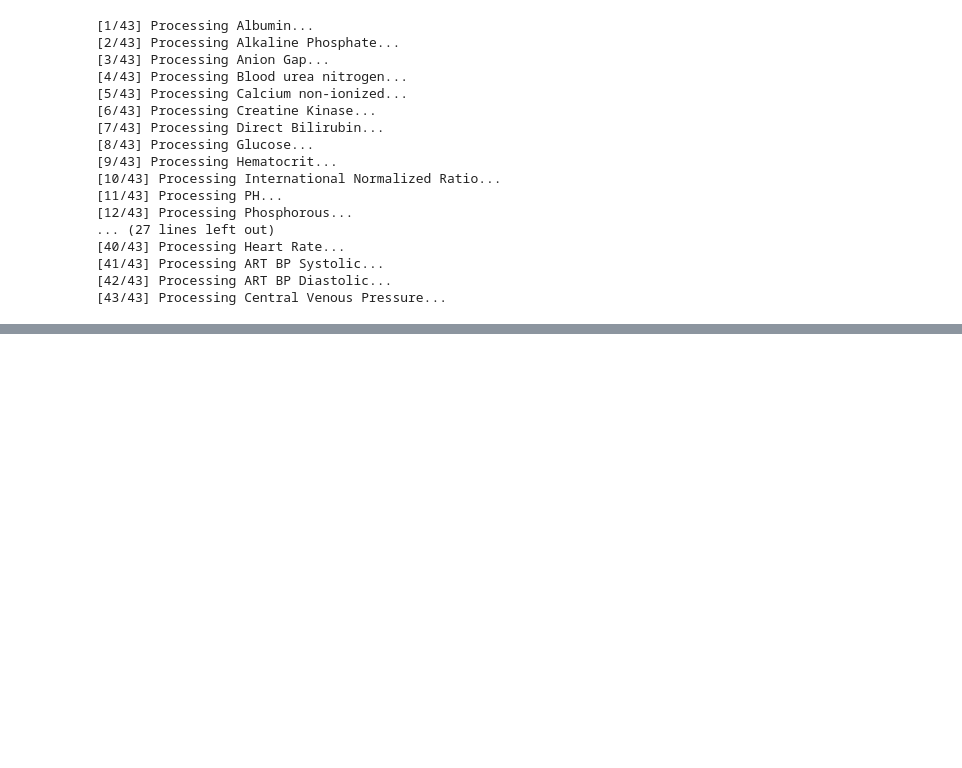
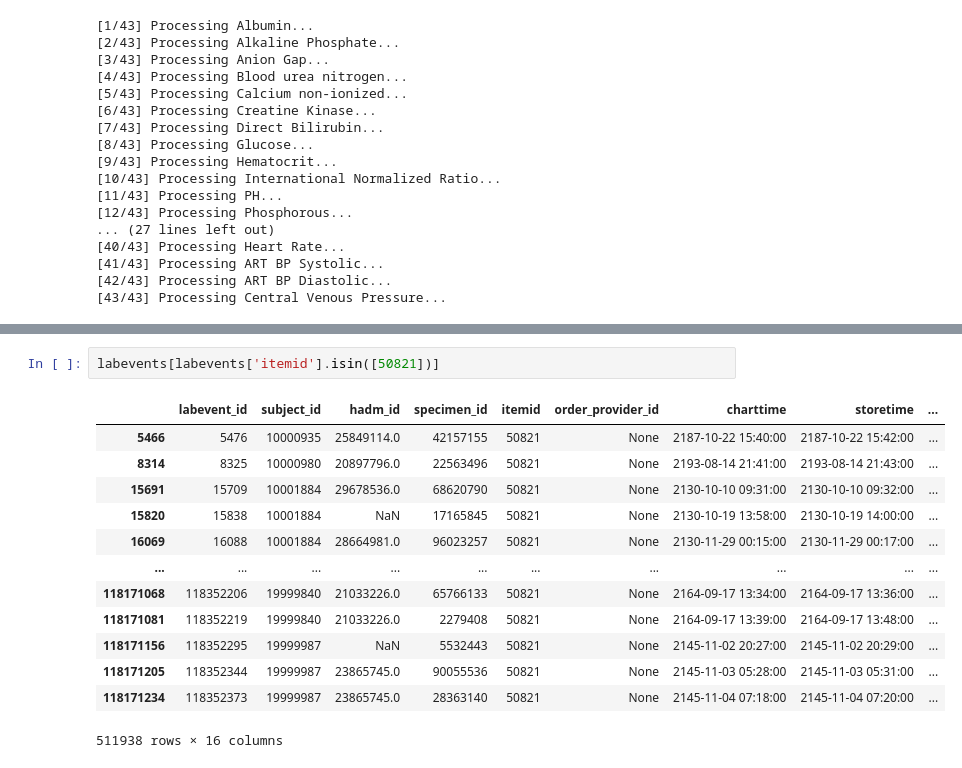
Before and after one commit to cyp-ark/RL-AIAKI, a Jupyter notebook: code/2_.ipynb, the cells around one changed output, grey strips where cells are left out. Saved outputs shown, nothing was run; the diff lists cells and outputs as text; blank space fills up the shorter version.

```diff
--- a/code/2_.ipynb
+++ b/code/2_.ipynb
@@ -200,0 +219,16 @@ for i,idx in tqdm(enumerate(labvalues.abbreviation)):
+# %%
+labevents[labevents['itemid'].isin([50821])]
+# %% [output]
+|  | labevent_id | subject_id | hadm_id | specimen_id | itemid | order_provider_id | charttime | storetime | ... |
+| 5466 | 5476 | 10000935 | 25849114.0 | 42157155 | 50821 | None | 2187-10-22 15:40:00 | 2187-10-22 15:42:00 | ... |
+| 8314 | 8325 | 10000980 | 20897796.0 | 22563496 | 50821 | None | 2193-08-14 21:41:00 | 2193-08-14 21:43:00 | ... |
+| 15691 | 15709 | 10001884 | 29678536.0 | 68620790 | 50821 | None | 2130-10-10 09:31:00 | 2130-10-10 09:32:00 | ... |
+| 15820 | 15838 | 10001884 | NaN | 17165845 | 50821 | None | 2130-10-19 13:58:00 | 2130-10-19 14:00:00 | ... |
+| 16069 | 16088 | 10001884 | 28664981.0 | 96023257 | 50821 | None | 2130-11-29 00:15:00 | 2130-11-29 00:17:00 | ... |
+| ... | ... | ... | ... | ... | ... | ... | ... | ... | ... |
+| 118171068 | 118352206 | 19999840 | 21033226.0 | 65766133 | 50821 | None | 2164-09-17 13:34:00 | 2164-09-17 13:36:00 | ... |
+| 118171081 | 118352219 | 19999840 | 21033226.0 | 2279408 | 50821 | None | 2164-09-17 13:39:00 | 2164-09-17 13:48:00 | ... |
+| 118171156 | 118352295 | 19999987 | NaN | 5532443 | 50821 | None | 2145-11-02 20:27:00 | 2145-11-02 20:29:00 | ... |
+| 118171205 | 118352344 | 19999987 | 23865745.0 | 90055536 | 50821 | None | 2145-11-03 05:28:00 | 2145-11-03 05:31:00 | ... |
+| 118171234 | 118352373 | 19999987 | 23865745.0 | 28363140 | 50821 | None | 2145-11-04 07:18:00 | 2145-11-04 07:20:00 | ... |
+511938 rows × 16 columns
```
Also changed, not shown: parts of 3 cells of this notebook, 2 other files.
